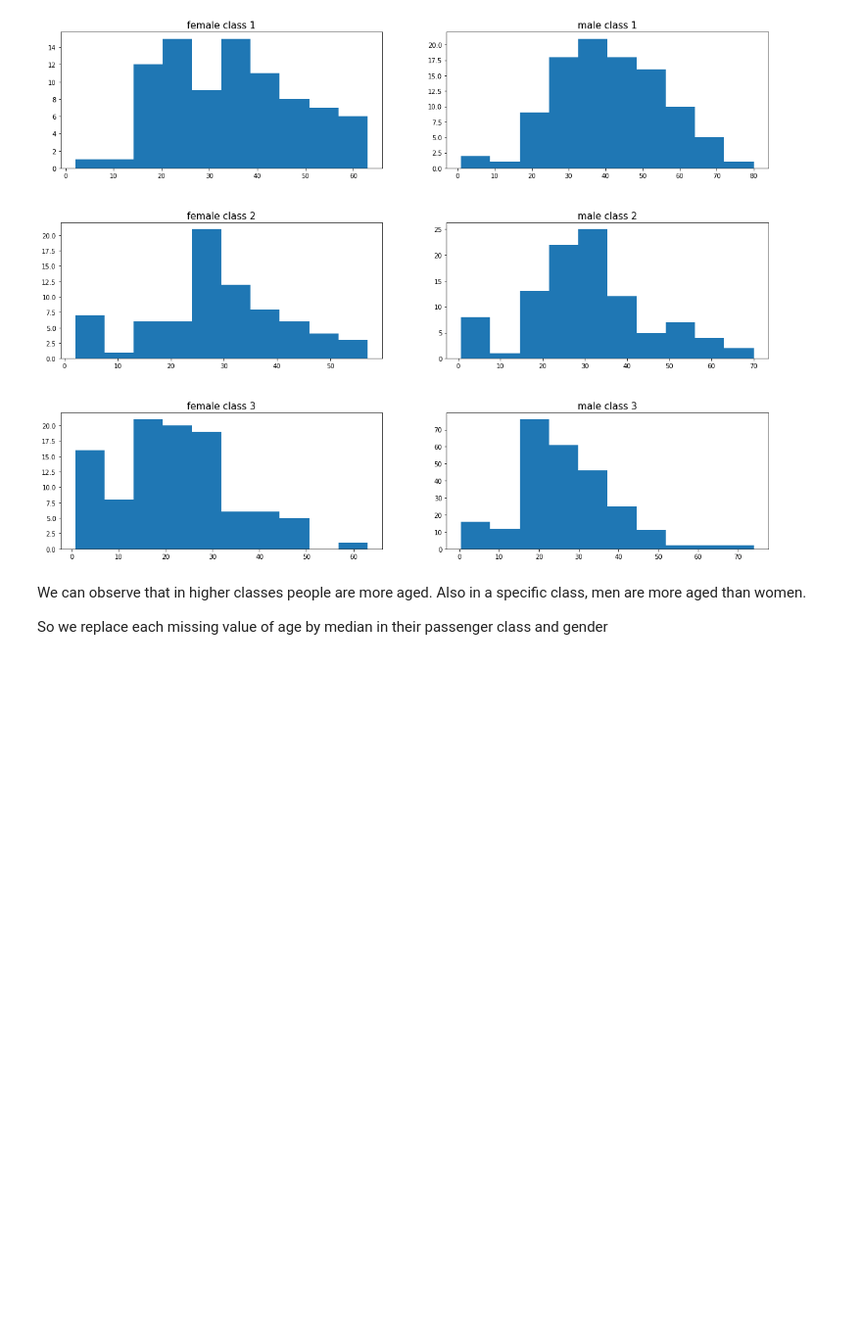
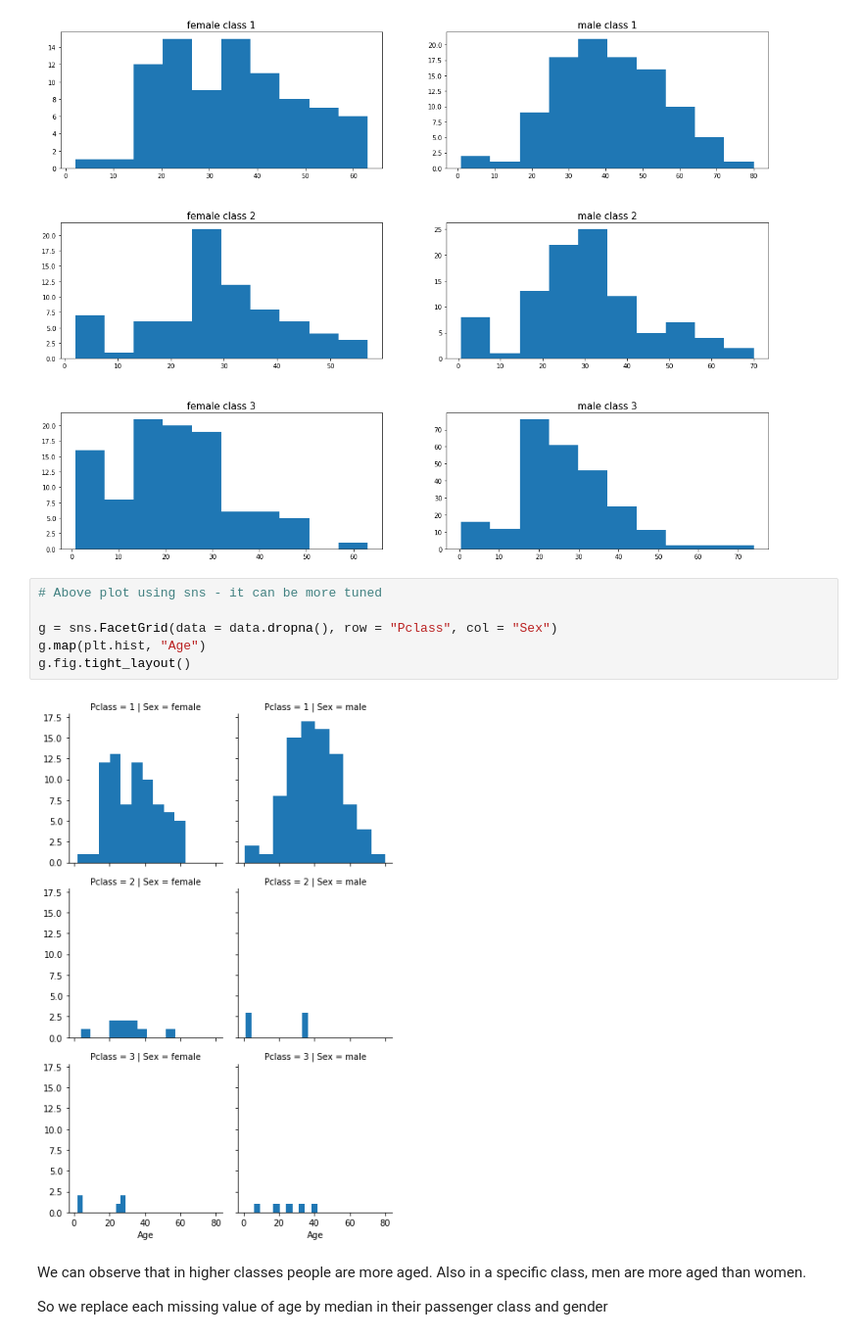
Before and after one commit to SankethBK/100-Data-Science-Projects, a Jupyter notebook: 2. Titanic data/Titanic data analysis.ipynb, the cells around one changed output. Shown at 98% size. Drawn from its saved outputs; the diff is of its cells as text; blank space fills up the shorter version.

```diff
--- a/2. Titanic data/Titanic data analysis.ipynb
+++ b/2. Titanic data/Titanic data analysis.ipynb
@@ -158,6 +159,14 @@ Median of ages og each gender in each passenger class =             Pclass  Sex
         male      25.0
 Name: Age, dtype: float64
 [figure]
+# %%
+# Above plot using sns - it can be more tuned
+
+g = sns.FacetGrid(data = data.dropna(), row = "Pclass", col = "Sex")
+g.map(plt.hist, "Age")
+g.fig.tight_layout()
+# %% [output]
+[figure, added]
 # %% [markdown]
 We can observe that in higher classes people are more aged. Also in a specific class, men are more aged than women.
 
```
Also changed, not shown: parts of 5 cells of this notebook, 2 other files.
